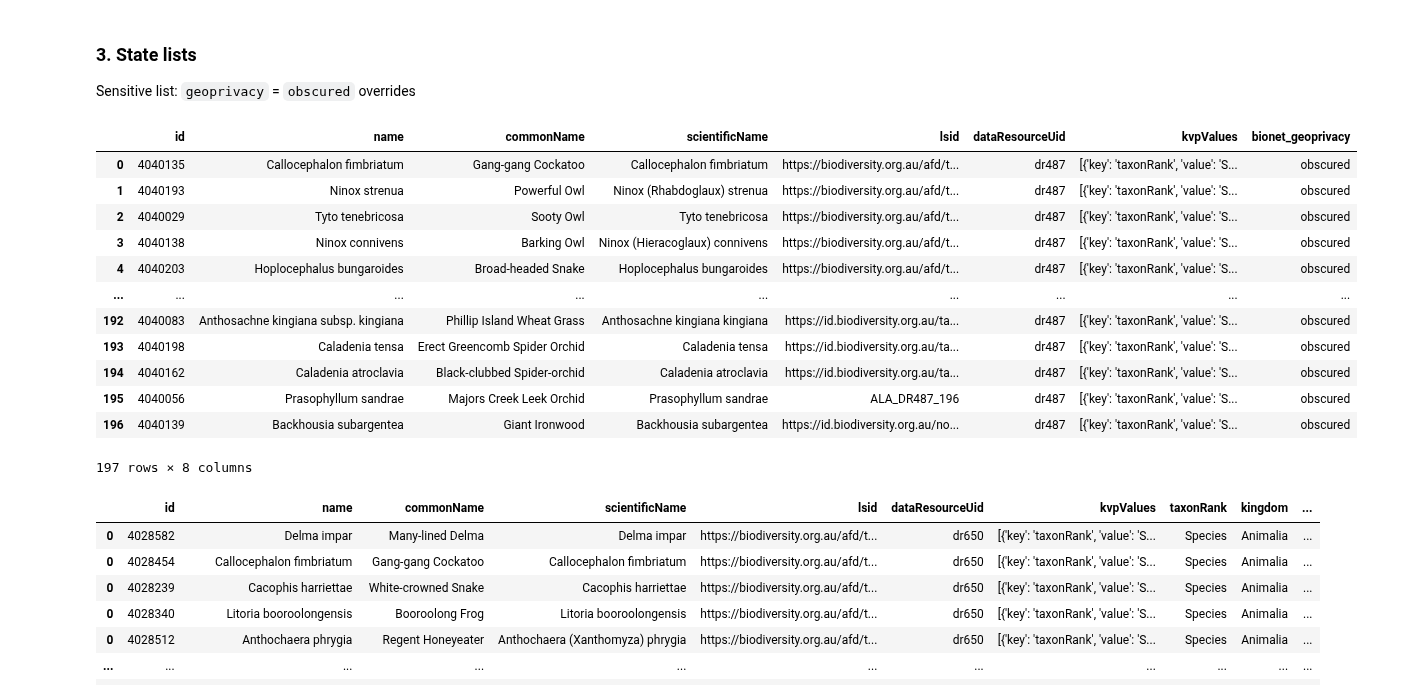
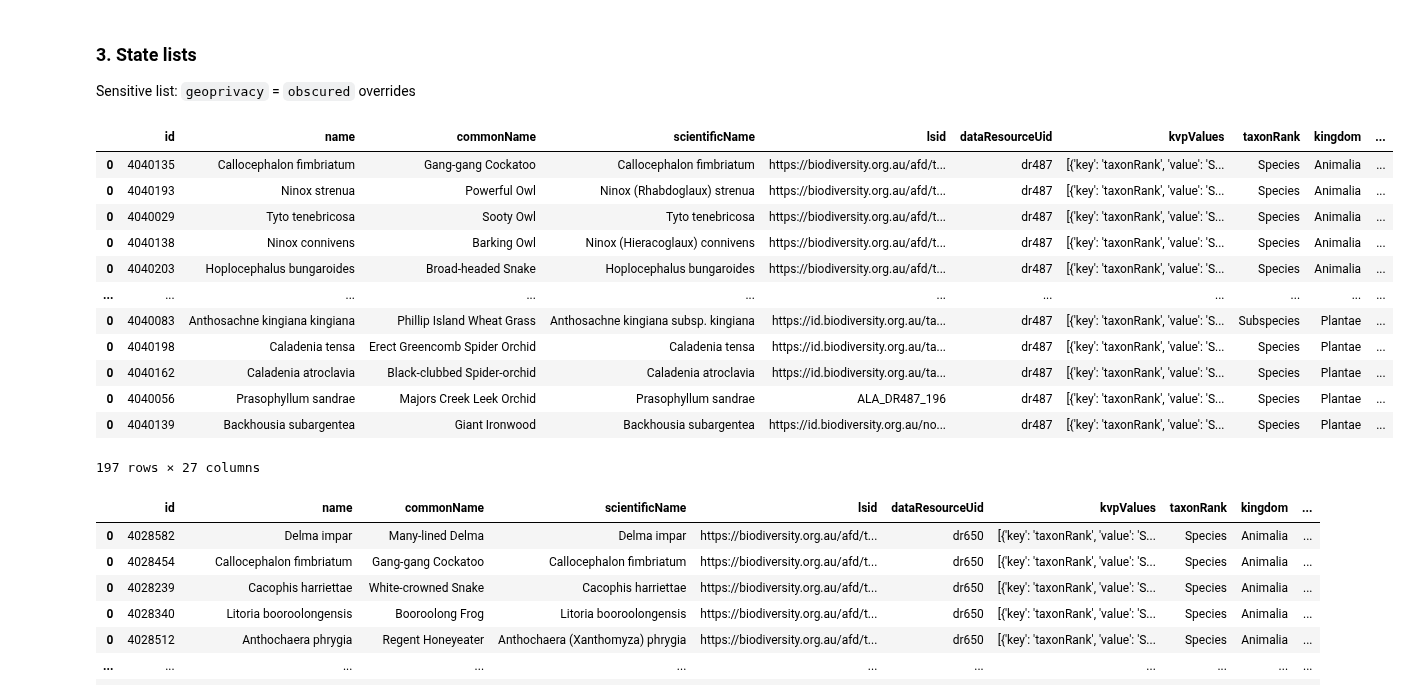
Before and after one commit to AtlasOfLivingAustralia/authoritative-lists, a Jupyter notebook: source-code/py-notebook/inaturalist-statuses/nsw.ipynb, the cells around one changed output. Cells and saved outputs as stored; diff of their text form; code cells hidden in the pictures.

```diff
--- a/source-code/py-notebook/inaturalist-statuses/nsw.ipynb
+++ b/source-code/py-notebook/inaturalist-statuses/nsw.ipynb
@@ -111,24 +111,25 @@ Sensitive list: `geoprivacy` = `obscured`
 overrides
 # %%
 sensitivelist = lf.download_ala_list("https://lists.ala.org.au/ws/speciesListItems/dr487?max=10000&includeKVP=true")
-sensitivelist['scientificName'] = sensitivelist['scientificName'].str.replace('subsp. ', '', regex=False)
-sensitivelist = sensitivelist.rename(columns={'tsprofileID':'bionetTaxonID'})
+sensitivelist = lf.kvp_to_columns(sensitivelist)
+sensitivelist['name'] = sensitivelist['name'].str.replace('subsp. ', '', regex=False)
+sensitivelist = sensitivelist.rename(columns={'T S Profile I D':'bionetTaxonID'})
 sensitivelist['bionet_geoprivacy'] = 'obscured'
 sensitivelist
 # %% [output]
-|  | id | name | commonName | scientificName | lsid | dataResourceUid | kvpValues | bionet_geoprivacy |
-| 0 | 4040135 | Callocephalon fimbriatum | Gang-gang Cockatoo | Callocephalon fimbriatum | https://biodiversity.org.au/afd/t... | dr487 | [{'key': 'taxonRank', 'value': 'S... | obscured |
-| 1 | 4040193 | Ninox strenua | Powerful Owl | Ninox (Rhabdoglaux) strenua | https://biodiversity.org.au/afd/t... | dr487 | [{'key': 'taxonRank', 'value': 'S... | obscured |
-| 2 | 4040029 | Tyto tenebricosa | Sooty Owl | Tyto tenebricosa | https://biodiversity.org.au/afd/t... | dr487 | [{'key': 'taxonRank', 'value': 'S... | obscured |
-| 3 | 4040138 | Ninox connivens | Barking Owl | Ninox (Hieracoglaux) connivens | https://biodiversity.org.au/afd/t... | dr487 | [{'key': 'taxonRank', 'value': 'S... | obscured |
-| 4 | 4040203 | Hoplocephalus bungaroides | Broad-headed Snake | Hoplocephalus bungaroides | https://biodiversity.org.au/afd/t... | dr487 | [{'key': 'taxonRank', 'value': 'S... | obscured |
-| ... | ... | ... | ... | ... | ... | ... | ... | ... |
-| 192 | 4040083 | Anthosachne kingiana subsp. kingiana | Phillip Island Wheat Grass | Anthosachne kingiana kingiana | https://id.biodiversity.org.au/ta... | dr487 | [{'key': 'taxonRank', 'value': 'S... | obscured |
-| 193 | 4040198 | Caladenia tensa | Erect Greencomb Spider Orchid | Caladenia tensa | https://id.biodiversity.org.au/ta... | dr487 | [{'key': 'taxonRank', 'value': 'S... | obscured |
-| 194 | 4040162 | Caladenia atroclavia | Black-clubbed Spider-orchid | Caladenia atroclavia | https://id.biodiversity.org.au/ta... | dr487 | [{'key': 'taxonRank', 'value': 'S... | obscured |
-| 195 | 4040056 | Prasophyllum sandrae | Majors Creek Leek Orchid | Prasophyllum sandrae | ALA_DR487_196 | dr487 | [{'key': 'taxonRank', 'value': 'S... | obscured |
-| 196 | 4040139 | Backhousia subargentea | Giant Ironwood | Backhousia subargentea | https://id.biodiversity.org.au/no... | dr487 | [{'key': 'taxonRank', 'value': 'S... | obscured |
+|  | id | name | commonName | scientificName | lsid | dataResourceUid | kvpValues | taxonRank | kingdom | ... |
+| 0 | 4040135 | Callocephalon fimbriatum | Gang-gang Cockatoo | Callocephalon fimbriatum | https://biodiversity.org.au/afd/t... | dr487 | [{'key': 'taxonRank', 'value': 'S... | Species | Animalia | ... |
+| 0 | 4040193 | Ninox strenua | Powerful Owl | Ninox (Rhabdoglaux) strenua | https://biodiversity.org.au/afd/t... | dr487 | [{'key': 'taxonRank', 'value': 'S... | Species | Animalia | ... |
+| 0 | 4040029 | Tyto tenebricosa | Sooty Owl | Tyto tenebricosa | https://biodiversity.org.au/afd/t... | dr487 | [{'key': 'taxonRank', 'value': 'S... | Species | Animalia | ... |
+| 0 | 4040138 | Ninox connivens | Barking Owl | Ninox (Hieracoglaux) connivens | https://biodiversity.org.au/afd/t... | dr487 | [{'key': 'taxonRank', 'value': 'S... | Species | Animalia | ... |
+| 0 | 4040203 | Hoplocephalus bungaroides | Broad-headed Snake | Hoplocephalus bungaroides | https://biodiversity.org.au/afd/t... | dr487 | [{'key': 'taxonRank', 'value': 'S... | Species | Animalia | ... |
+| ... | ... | ... | ... | ... | ... | ... | ... | ... | ... | ... |
+| 0 | 4040083 | Anthosachne kingiana kingiana | Phillip Island Wheat Grass | Anthosachne kingiana subsp. kingiana | https://id.biodiversity.org.au/ta... | dr487 | [{'key': 'taxonRank', 'value': 'S... | Subspecies | Plantae | ... |
+| 0 | 4040198 | Caladenia tensa | Erect Greencomb Spider Orchid | Caladenia tensa | https://id.biodiversity.org.au/ta... | dr487 | [{'key': 'taxonRank', 'value': 'S... | Species | Plantae | ... |
+| 0 | 4040162 | Caladenia atroclavia | Black-clubbed Spider-orchid | Caladenia atroclavia | https://id.biodiversity.org.au/ta... | dr487 | [{'key': 'taxonRank', 'value': 'S... | Species | Plantae | ... |
+| 0 | 4040056 | Prasophyllum sandrae | Majors Creek Leek Orchid | Prasophyllum sandrae | ALA_DR487_196 | dr487 | [{'key': 'taxonRank', 'value': 'S... | Species | Plantae | ... |
+| 0 | 4040139 | Backhousia subargentea | Giant Ironwood | Backhousia subargentea | https://id.biodiversity.org.au/no... | dr487 | [{'key': 'taxonRank', 'value': 'S... | Species | Plantae | ... |
-197 rows × 8 columns
+197 rows × 27 columns
 # %%
 def gpcondition(x):
     if x=='Category 1':
```
Also changed, not shown: parts of 13 cells of this notebook, 4 other files.
